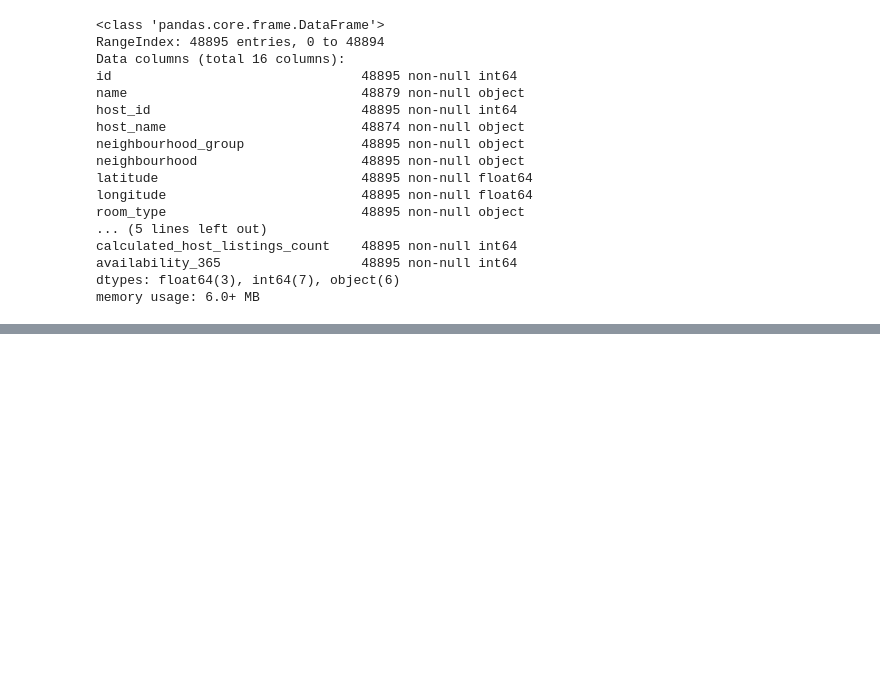
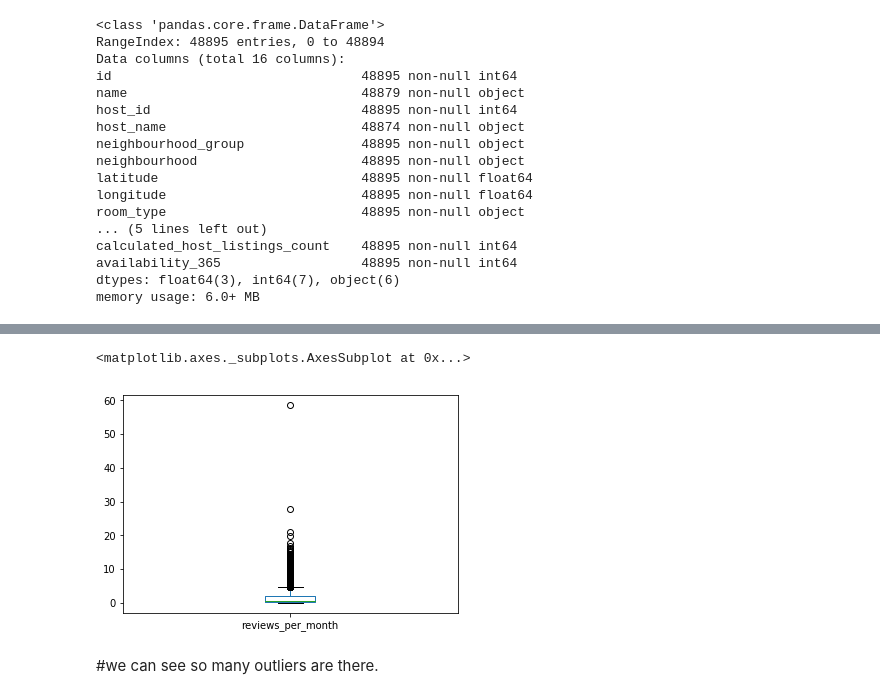
Before and after one commit to stmohd/stats-rough, a Jupyter notebook: statistics.ipynb, the cells around one changed output, grey strips where cells are left out. Drawn from its saved outputs; the diff is of its cells as text; code cells hidden in the pictures; blank space fills up the shorter version.

```diff
--- a/statistics.ipynb
+++ b/statistics.ipynb
@@ -85,0 +155,9 @@ Here we can say all int ,float types are numeric data and objects are categorica
+# %%
+data_copy=data.copy()#copying data
+# %%
+data_copy.reviews_per_month.plot(kind ='box')
+# %% [output]
+<matplotlib.axes._subplots.AxesSubplot at 0x...>
+[figure, added]
+# %% [markdown]
+#we can see so many outliers are there.
```
Also changed, not shown: parts of 15 cells of this notebook, 3 other files.
